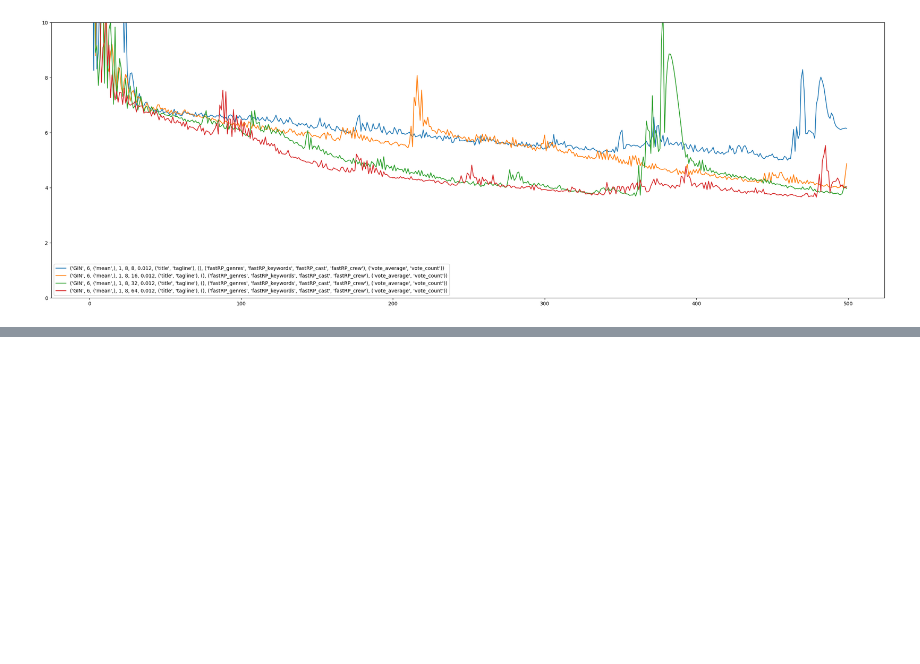
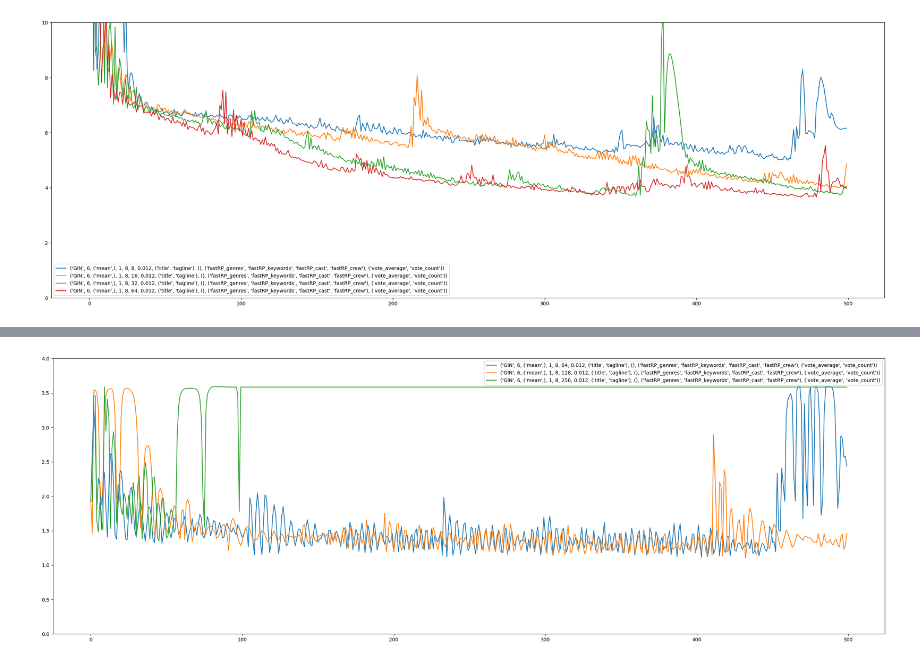
Before and after one commit to John-Atha/diploma, a Jupyter notebook: model/visualizations/GIN_visualize.ipynb, the cells around one changed output, grey strips where cells are left out. Cells and saved outputs as stored; diff of their text form; code cells hidden in the pictures; blank space fills up the shorter version.

```diff
--- a/model/visualizations/GIN_visualize.ipynb
+++ b/model/visualizations/GIN_visualize.ipynb
@@ -18,0 +28,4 @@ with open(results_path) as f:
+# %%
+plot_test(losses, ylim=4)
+# %% [output]
+[figure, added]
```
Also changed, not shown: parts of 2 cells of this notebook, 2 other files.
